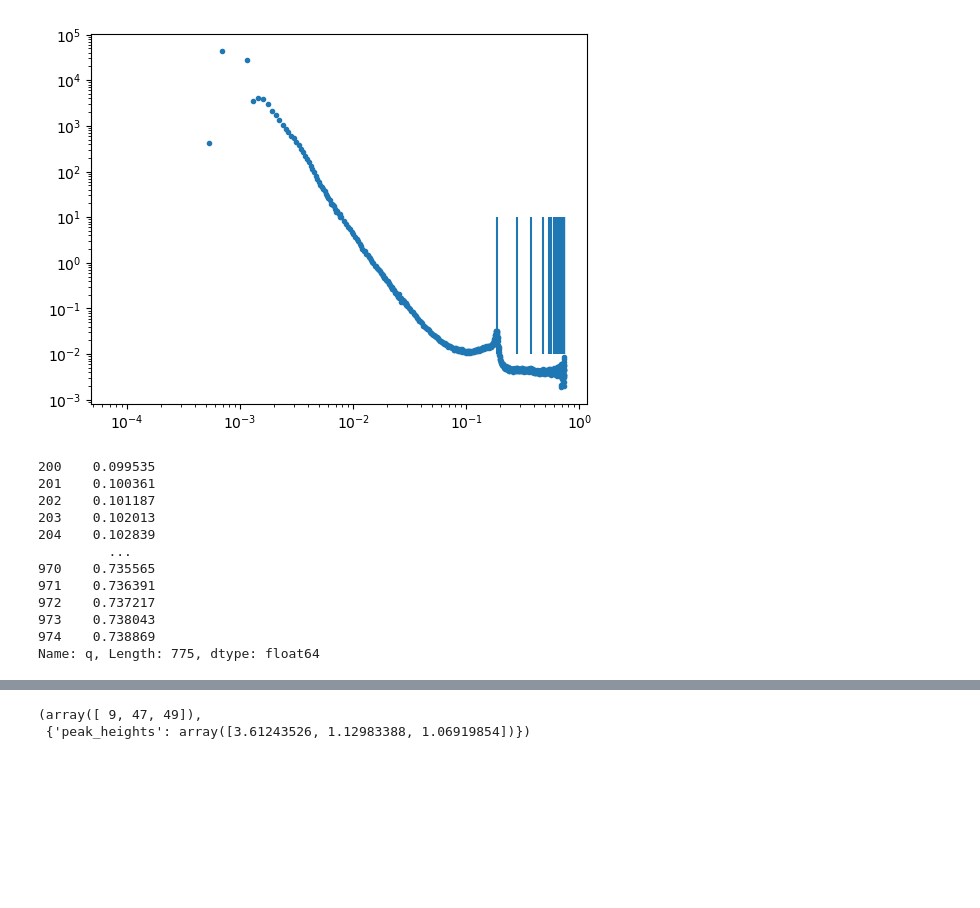
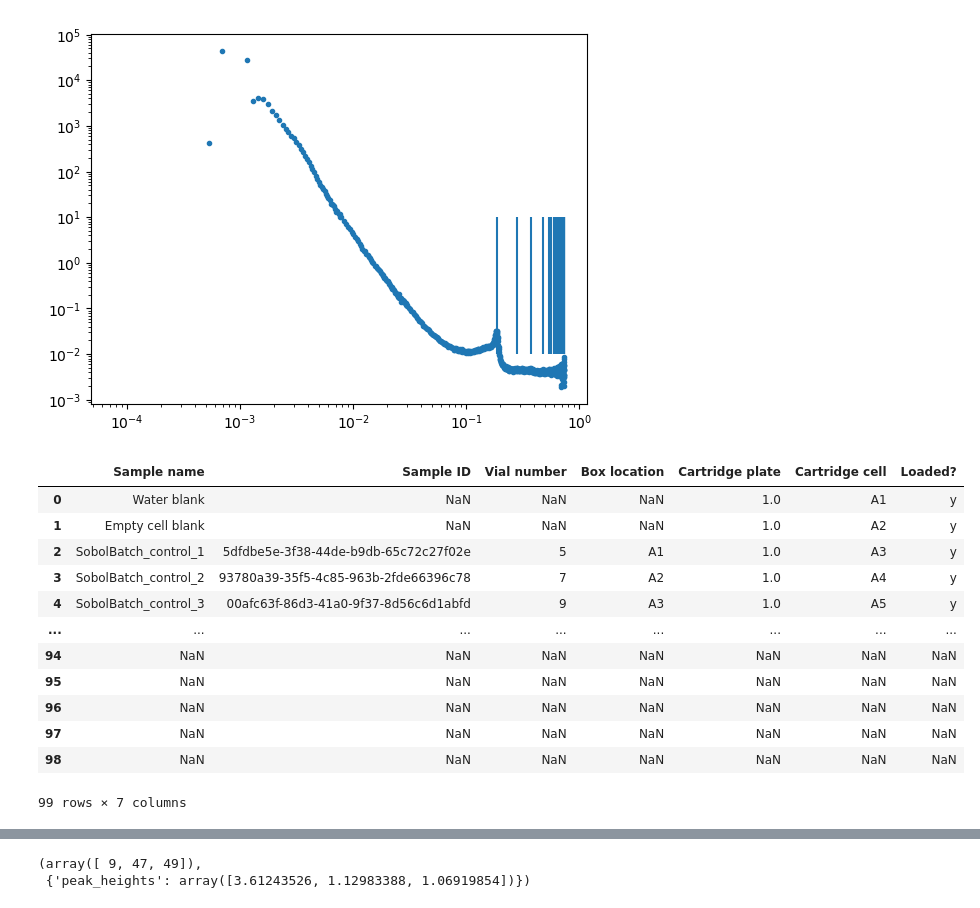
Before and after one commit to pozzo-research-group/silica-np-synthesis, a Jupyter notebook: APS_data_analysis/APSBatch_mesoporousPhasemaps.ipynb, the cells around one changed output, grey strips where cells are left out. Drawn from its saved outputs; the diff is of its cells as text; code cells hidden in the pictures; blank space fills up the shorter version.

```diff
--- a/APS_data_analysis/APSBatch_mesoporousPhasemaps.ipynb
+++ b/APS_data_analysis/APSBatch_mesoporousPhasemaps.ipynb
@@ -160,20 +146,21 @@ for peak in peaks[0]:
 # %% [output]
 [figure]
 # %%
-q
+sample_table
 # %% [output]
+|  | Sample name | Sample ID | Vial number | Box location | Cartridge plate | Cartridge cell | Loaded? |
+| 0 | Water blank | NaN | NaN | NaN | 1.0 | A1 | y |
+| 1 | Empty cell blank | NaN | NaN | NaN | 1.0 | A2 | y |
+| 2 | SobolBatch_control_1 | 5dfdbe5e-3f38-44de-b9db-65c72c27f02e | 5 | A1 | 1.0 | A3 | y |
+| 3 | SobolBatch_control_2 | 93780a39-35f5-4c85-963b-2fde66396c78 | 7 | A2 | 1.0 | A4 | y |
+| 4 | SobolBatch_control_3 | 00afc63f-86d3-41a0-9f37-8d56c6d1abfd | 9 | A3 | 1.0 | A5 | y |
+| ... | ... | ... | ... | ... | ... | ... | ... |
+| 94 | NaN | NaN | NaN | NaN | NaN | NaN | NaN |
+| 95 | NaN | NaN | NaN | NaN | NaN | NaN | NaN |
+| 96 | NaN | NaN | NaN | NaN | NaN | NaN | NaN |
+| 97 | NaN | NaN | NaN | NaN | NaN | NaN | NaN |
+| 98 | NaN | NaN | NaN | NaN | NaN | NaN | NaN |
-200    0.099535
-201    0.100361
-202    0.101187
-203    0.102013
-204    0.102839
-         ...
-970    0.735565
-971    0.736391
-972    0.737217
-973    0.738043
-974    0.738869
-Name: q, Length: 775, dtype: float64
+99 rows × 7 columns
 # %%
 def cubic_peaks(p0):
     return [p0, np.sqrt(4/3)*p0, np.sqrt(7/3)*p0, np.sqrt(8/3)*p0, np.sqrt(10/3)*p0, np.sqrt(11/3)*p0]
```
Also changed, not shown: parts of 14 cells of this notebook, 5 other files.
